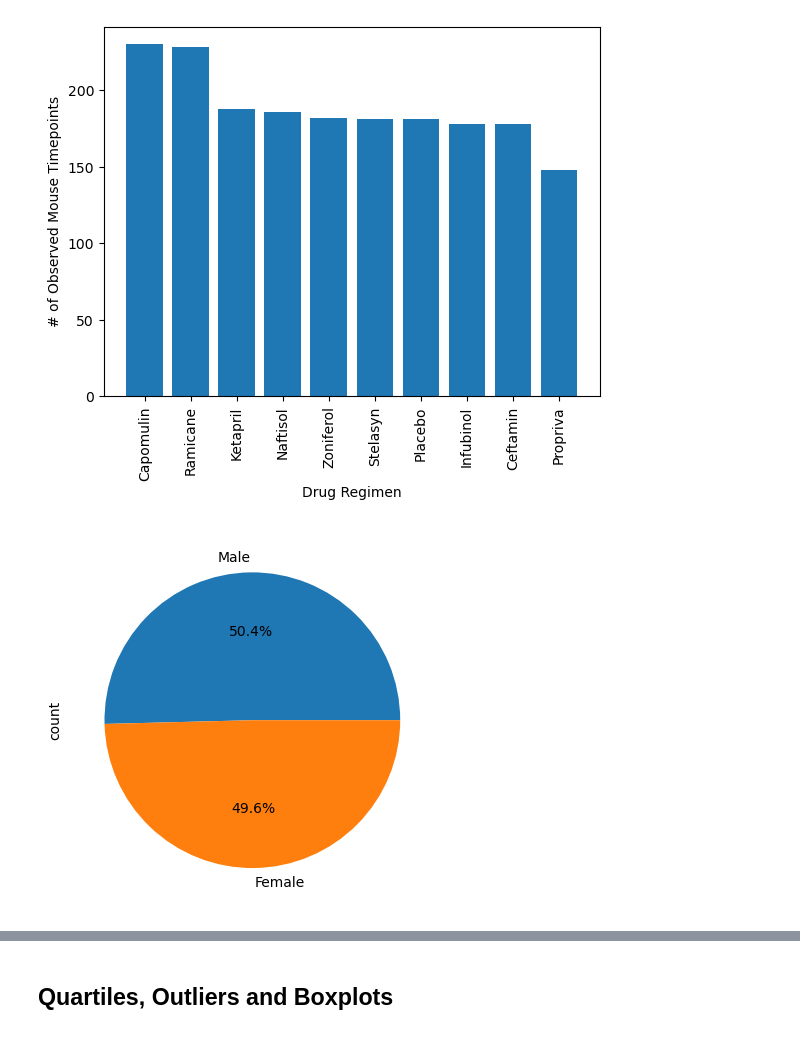
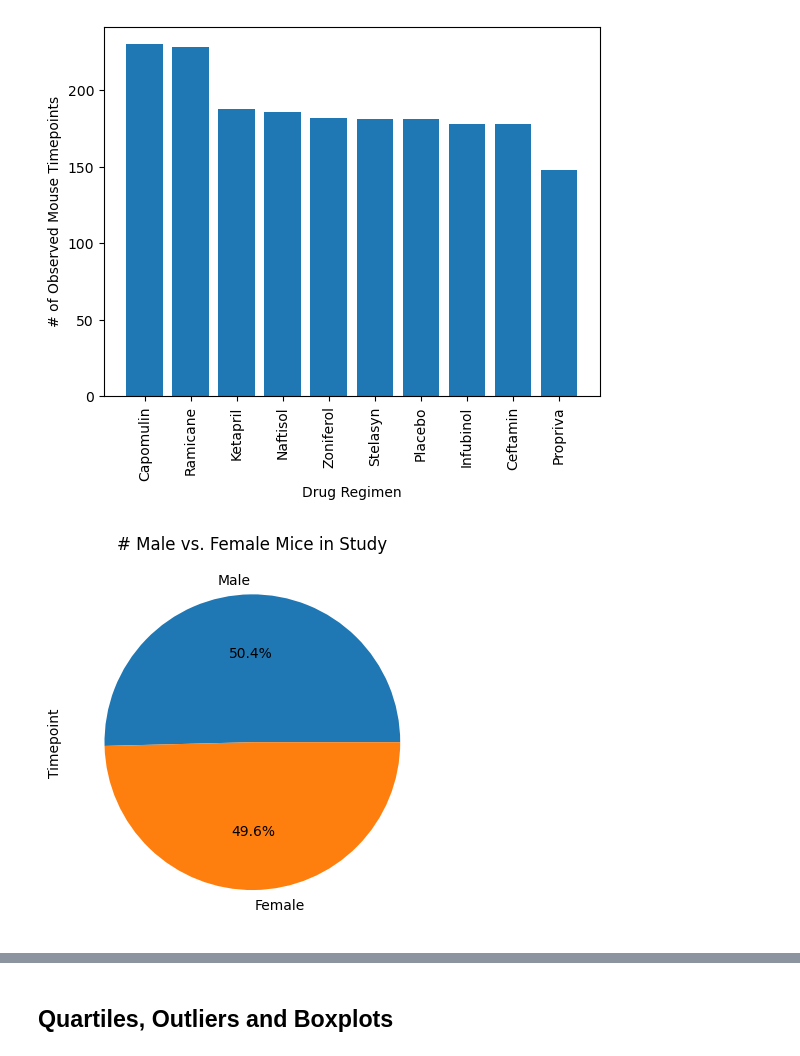
Before and after one commit to dbkisch/Data-Visualization, a Jupyter notebook: Pymaceuticals/pymaceuticals.ipynb, the cells around one changed output, grey strips where cells are left out. Cells and saved outputs as stored; diff of their text form; code cells hidden in the pictures.

```diff
--- a/Pymaceuticals/pymaceuticals.ipynb
+++ b/Pymaceuticals/pymaceuticals.ipynb
@@ -150,12 +155,16 @@ summary
 # %%
 # Generate a pie chart, using Pandas, showing the distribution of unique female versus male mice used in the study
 
 # Get the unique mice with their gender
-
+mice_by_gender = clean_mouse_study_results.groupby(["Sex","Mouse ID"]).count()
+num_mice_by_gender = mice_by_gender.groupby("Sex")["Timepoint"].count().sort_values(ascending=False)
 
 # Make the pie chart
+gender_pie = num_mice_by_gender.plot(kind="pie", title="# Male vs. Female Mice in Study",
+                                 y="Timepoint", autopct="%1.1f%%")
+plt.show()
 # %% [output]
-[figure, old version]
+[figure, new version]
 # %%
 # Generate a pie chart, using pyplot, showing the distribution of unique female versus male mice used in the study
 
```
Also changed, not shown: parts of 2 cells of this notebook.
